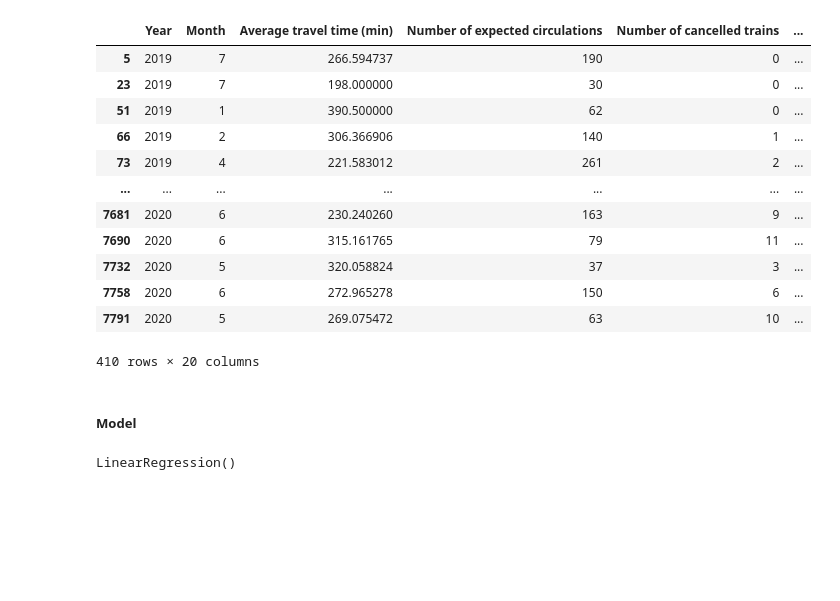
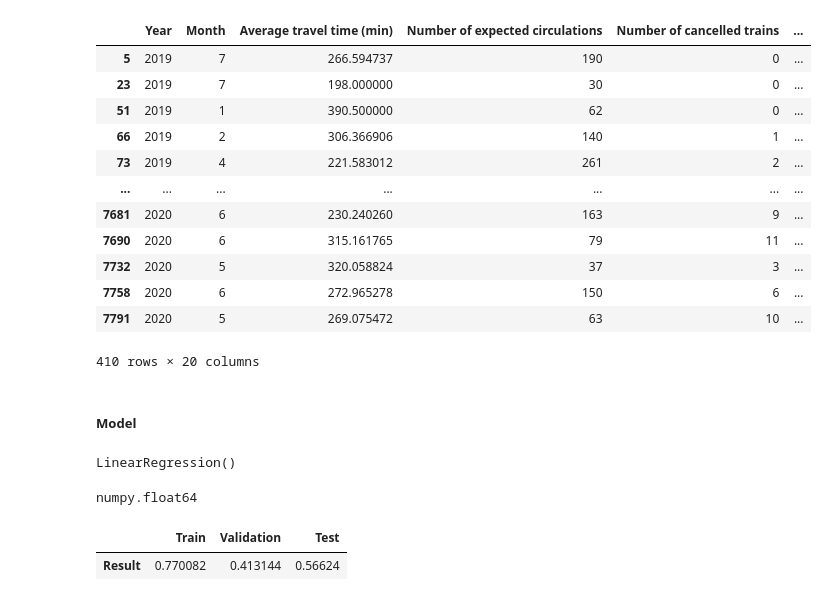
Before and after one commit to CrisMagdziak/Train_Traffic_Python, a Jupyter notebook: Trains_Project_v1.1.ipynb, the cells around one changed output. Saved outputs shown, nothing was run; the diff lists cells and outputs as text; code cells hidden in the pictures; blank space fills up the shorter version.

```diff
--- a/Trains_Project_v1.1.ipynb
+++ b/Trains_Project_v1.1.ipynb
@@ -1016,3 +1016,17 @@ r2_val = msc.r2_score(y_val, y_pred_val)
 # %%
 y_pred_test = model.predict(X_test)
 r2_test = msc.r2_score(y_test, y_pred_test)
+# %%
+type(r2_test)
+# %% [output]
+numpy.float64
+# %%
+dict = {'Train' : r2_train,
+        'Validation' : r2_val,
+        'Test' : r2_test}
+scores = pd.DataFrame(dict, index= ['Result'])
+# %%
+scores
+# %% [output]
+|  | Train | Validation | Test |
+| Result | 0.770082 | 0.413144 | 0.56624 |
```
